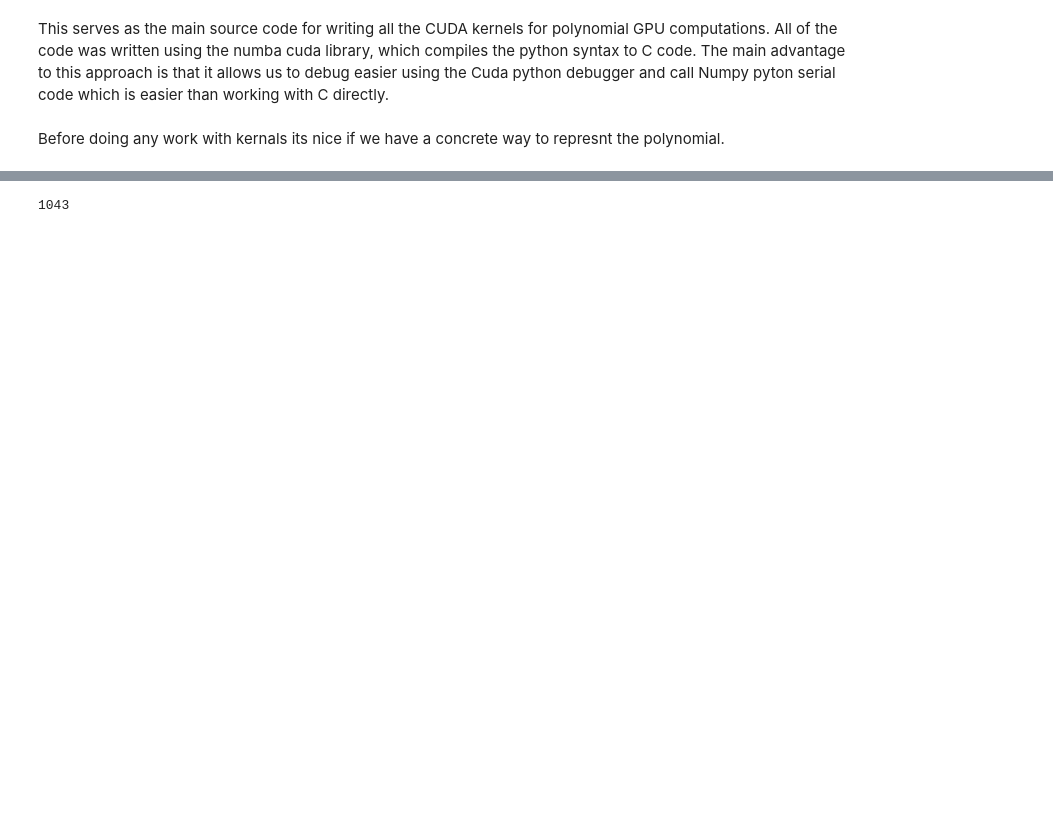
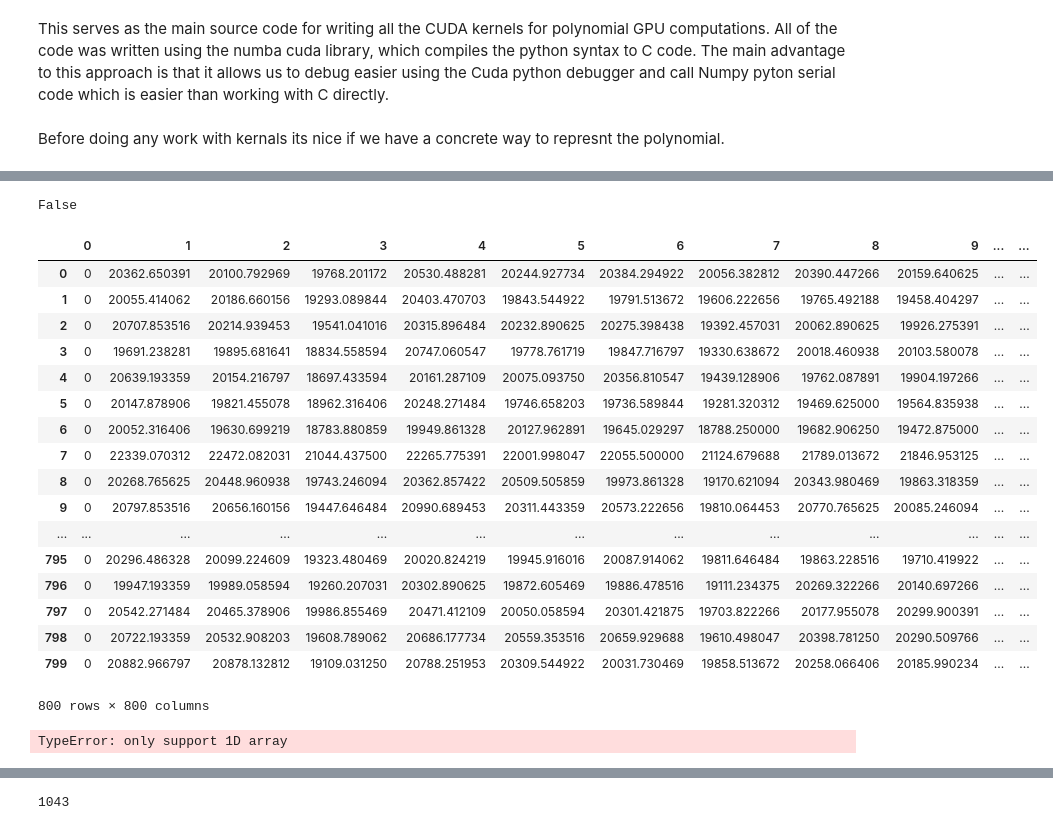
Before and after one commit to kevinm36/PolynomialCUDA, a Jupyter notebook: Polynomial Kernels.ipynb, the cells around one changed output, grey strips where cells are left out. Cells and saved outputs as stored; diff of their text form; code cells hidden in the pictures; blank space fills up the shorter version.

```diff
--- a/Polynomial Kernels.ipynb
+++ b/Polynomial Kernels.ipynb
@@ -112,0 +611,4 @@ def generate_evaluationpoints(degreeResult):
+# %%
+np.all(np.dot(A,B) == C)
+# %% [output]
+False
@@ -112,0 +668,55 @@ def generate_evaluationpoints(degreeResult):
+# %%
+A = np.random.rand(n,n).astype(np.float32)*10
+B = np.random.rand(n,n).astype(np.float32)*10
+C = np.empty_like(A)
+griddim = bpg,bpg
+blockdim = tpb,tpb
+cu_square_matrix_mul[griddim,blockdim](A,B,C)
+# %%
+import pandas as pd
+pd.DataFrame(C)
+# %% [output]
+|  | 0 | 1 | 2 | 3 | 4 | 5 | 6 | 7 | 8 | 9 | ... | ... |
+| 0 | 0 | 20362.650391 | 20100.792969 | 19768.201172 | 20530.488281 | 20244.927734 | 20384.294922 | 20056.382812 | 20390.447266 | 20159.640625 | ... | ... |
+| 1 | 0 | 20055.414062 | 20186.660156 | 19293.089844 | 20403.470703 | 19843.544922 | 19791.513672 | 19606.222656 | 19765.492188 | 19458.404297 | ... | ... |
+| 2 | 0 | 20707.853516 | 20214.939453 | 19541.041016 | 20315.896484 | 20232.890625 | 20275.398438 | 19392.457031 | 20062.890625 | 19926.275391 | ... | ... |
+| 3 | 0 | 19691.238281 | 19895.681641 | 18834.558594 | 20747.060547 | 19778.761719 | 19847.716797 | 19330.638672 | 20018.460938 | 20103.580078 | ... | ... |
+| 4 | 0 | 20639.193359 | 20154.216797 | 18697.433594 | 20161.287109 | 20075.093750 | 20356.810547 | 19439.128906 | 19762.087891 | 19904.197266 | ... | ... |
+| 5 | 0 | 20147.878906 | 19821.455078 | 18962.316406 | 20248.271484 | 19746.658203 | 19736.589844 | 19281.320312 | 19469.625000 | 19564.835938 | ... | ... |
+| 6 | 0 | 20052.316406 | 19630.699219 | 18783.880859 | 19949.861328 | 20127.962891 | 19645.029297 | 18788.250000 | 19682.906250 | 19472.875000 | ... | ... |
+| 7 | 0 | 22339.070312 | 22472.082031 | 21044.437500 | 22265.775391 | 22001.998047 | 22055.500000 | 21124.679688 | 21789.013672 | 21846.953125 | ... | ... |
+| 8 | 0 | 20268.765625 | 20448.960938 | 19743.246094 | 20362.857422 | 20509.505859 | 19973.861328 | 19170.621094 | 20343.980469 | 19863.318359 | ... | ... |
+| 9 | 0 | 20797.853516 | 20656.160156 | 19447.646484 | 20990.689453 | 20311.443359 | 20573.222656 | 19810.064453 | 20770.765625 | 20085.246094 | ... | ... |
+| ... | ... | ... | ... | ... | ... | ... | ... | ... | ... | ... | ... | ... |
+| 795 | 0 | 20296.486328 | 20099.224609 | 19323.480469 | 20020.824219 | 19945.916016 | 20087.914062 | 19811.646484 | 19863.228516 | 19710.419922 | ... | ... |
+| 796 | 0 | 19947.193359 | 19989.058594 | 19260.207031 | 20302.890625 | 19872.605469 | 19886.478516 | 19111.234375 | 20269.322266 | 20140.697266 | ... | ... |
+| 797 | 0 | 20542.271484 | 20465.378906 | 19986.855469 | 20471.412109 | 20050.058594 | 20301.421875 | 19703.822266 | 20177.955078 | 20299.900391 | ... | ... |
+| 798 | 0 | 20722.193359 | 20532.908203 | 19608.789062 | 20686.177734 | 20559.353516 | 20659.929688 | 19610.498047 | 20398.781250 | 20290.509766 | ... | ... |
+| 799 | 0 | 20882.966797 | 20878.132812 | 19109.031250 | 20788.251953 | 20309.544922 | 20031.730469 | 19858.513672 | 20258.066406 | 20185.990234 | ... | ... |
+800 rows × 800 columns
+# %%
+@cuda.jit('int32(int32, int32)', device=True, inline=True)
+def sum(a, b):
+    if a > b:
+        return a
+    else:
+        return b
+
+@cuda.jit('int32(int32[:])', device=True, inline=True)
+def test(a):
+    out = 0
+    for i in a:
+        out+=i
+    return out
+
+
+@cuda.reduce
+def test_reduce(a, b):
+    return test(a) * test(b)
+
+a = np.arange(5)
+b = np.arange(5)
+A = np.array([a,b])
+ans = test_reduce(A)   # cuda sum reduction
+# %% [output]
+TypeError: only support 1D array
```
Also changed, not shown: parts of 135 cells of this notebook, 3 other files.
